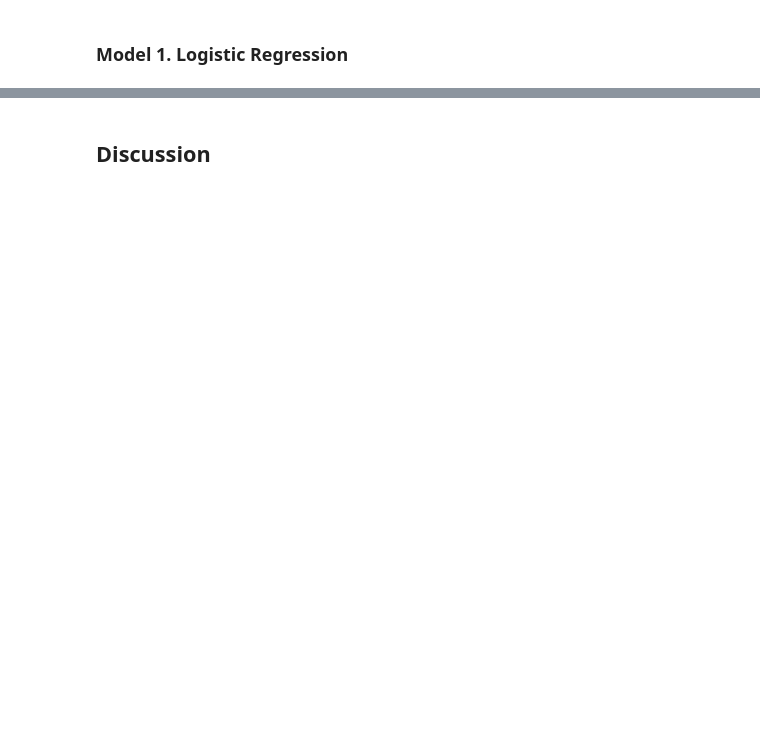
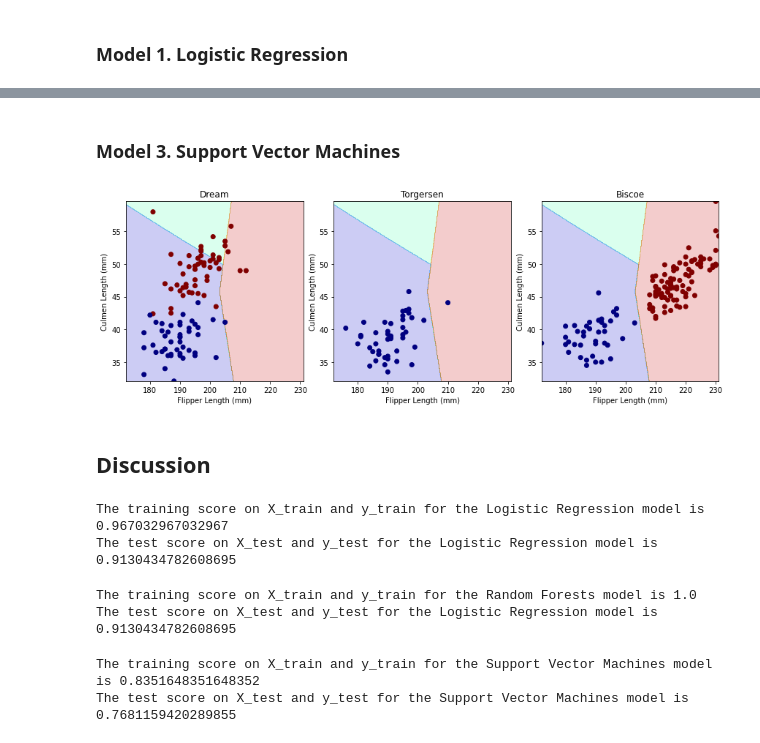
Before and after one commit to rainbowschubert/Palmer-Penguins-Analysis, a Jupyter notebook: 2A11-Penguins Group Project (1).ipynb, the cells around one changed output, grey strips where cells are left out. Cells and saved outputs as stored; diff of their text form; code cells hidden in the pictures; blank space fills up the shorter version.

```diff
--- a/2A11-Penguins Group Project (1).ipynb
+++ b/2A11-Penguins Group Project (1).ipynb
@@ -213,2 +189,38 @@ ValueError: 'c' argument has 273 elements, which is inconsistent with 'x' and 'y
+# %% [markdown]
+### Model 3. Support Vector Machines
+# %%
+from sklearn import svm
+
+SVM=svm.SVC()
+plot_regions(SVM,X_train,y_train)
+# %% [output]
+[figure, added]
 # %% [markdown]
 ## Discussion
+# %%
+a=LR.score(X_train[["Flipper Length (mm)","Culmen Length (mm)"]],y_train)
+b=LR.score(X_test[["Flipper Length (mm)","Culmen Length (mm)"]],y_test)
+
+print("The training score on X_train and y_train for the Logistic Regression model is " +str(a))
+print("The test score on X_test and y_test for the Logistic Regression model is " +str(b))
+# %% [output]
+The training score on X_train and y_train for the Logistic Regression model is 0.967032967032967
+The test score on X_test and y_test for the Logistic Regression model is 0.9130434782608695
+# %%
+c=RF.score(X_train[["Flipper Length (mm)","Culmen Length (mm)"]],y_train)
+d=RF.score(X_test[["Flipper Length (mm)","Culmen Length (mm)"]],y_test)
+
+print("The training score on X_train and y_train for the Random Forests model is " +str(c))
+print("The test score on X_test and y_test for the Logistic Regression model is " +str(d))
+# %% [output]
+The training score on X_train and y_train for the Random Forests model is 1.0
+The test score on X_test and y_test for the Logistic Regression model is 0.9130434782608695
+# %%
+e=SVM.score(X_train[["Flipper Length (mm)","Culmen Length (mm)"]],y_train)
+f=SVM.score(X_test[["Flipper Length (mm)","Culmen Length (mm)"]],y_test)
+
+print("The training score on X_train and y_train for the Support Vector Machines model is " +str(e))
+print("The test score on X_test and y_test for the Support Vector Machines model is " +str(f))
+# %% [output]
+The training score on X_train and y_train for the Support Vector Machines model is 0.8351648351648352
+The test score on X_test and y_test for the Support Vector Machines model is 0.7681159420289855
```
Also changed, not shown: parts of 9 cells of this notebook.
